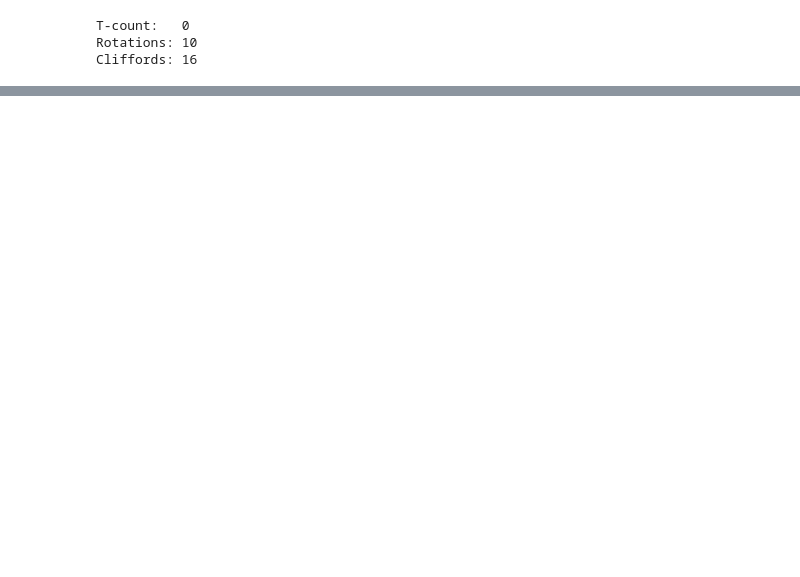
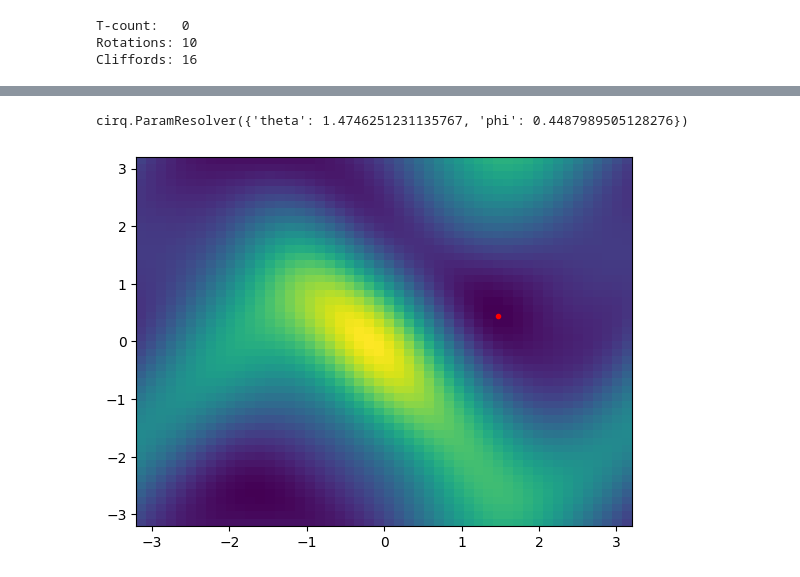
Before and after one commit to mmaneyro/Quantum-Neutrino-Project, a Jupyter notebook: triton_toy_model_.ipynb, the cells around one changed output, grey strips where cells are left out. Drawn from its saved outputs; the diff is of its cells as text; code cells hidden in the pictures; blank space fills up the shorter version.

```diff
--- a/triton_toy_model_.ipynb
+++ b/triton_toy_model_.ipynb
@@ -232,0 +445,6 @@ Cliffords: 16
+# %%
+import sympy
+circuit = cirq.Circuit()
+theta = sympy.Symbol('theta')
+phi = sympy.Symbol('phi')
+circuit.append(trial_state_circ(theta,phi))
@@ -232,0 +509,7 @@ Cliffords: 16
+# %%
+plt.pcolormesh(x,y,z)
+plt.plot(min_params['theta'],min_params['phi'],'.r')
+print(min_params)
+# %% [output]
+cirq.ParamResolver({'theta': 1.4746251231135767, 'phi': 0.4487989505128276})
+[figure, added]
```
Also changed, not shown: parts of 20 cells of this notebook.
